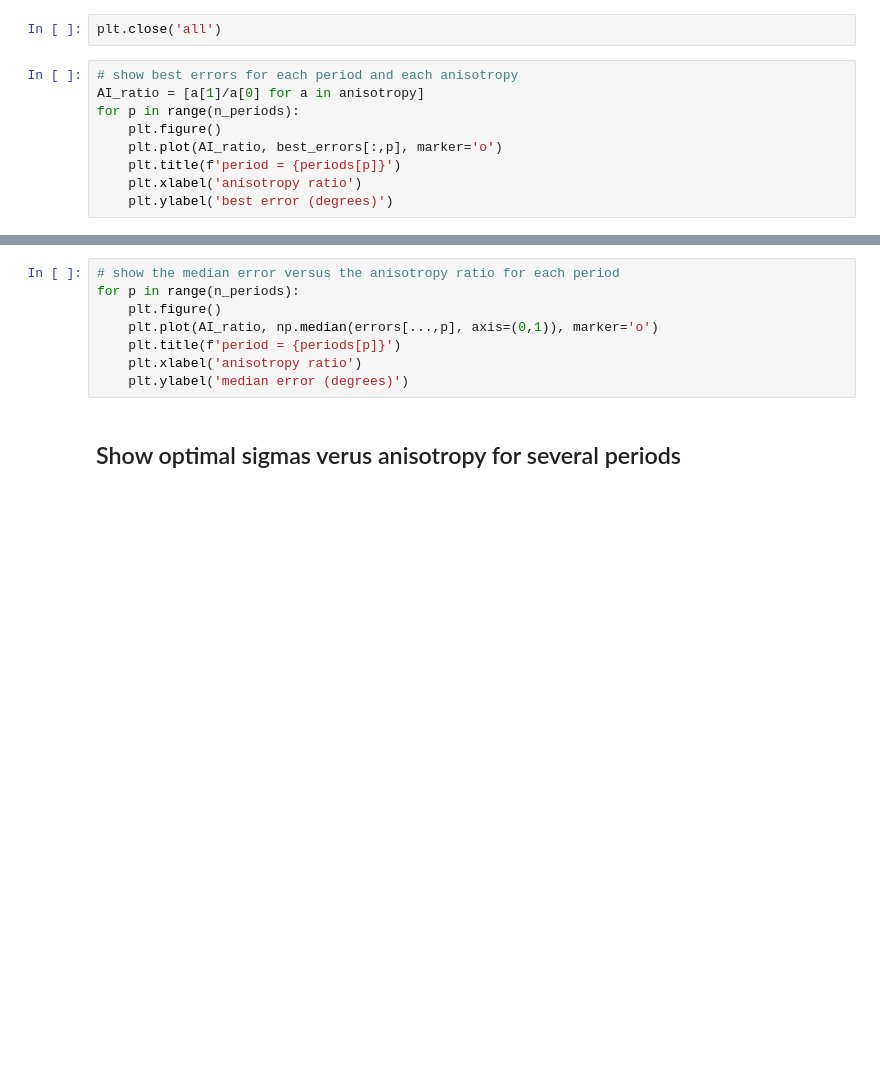
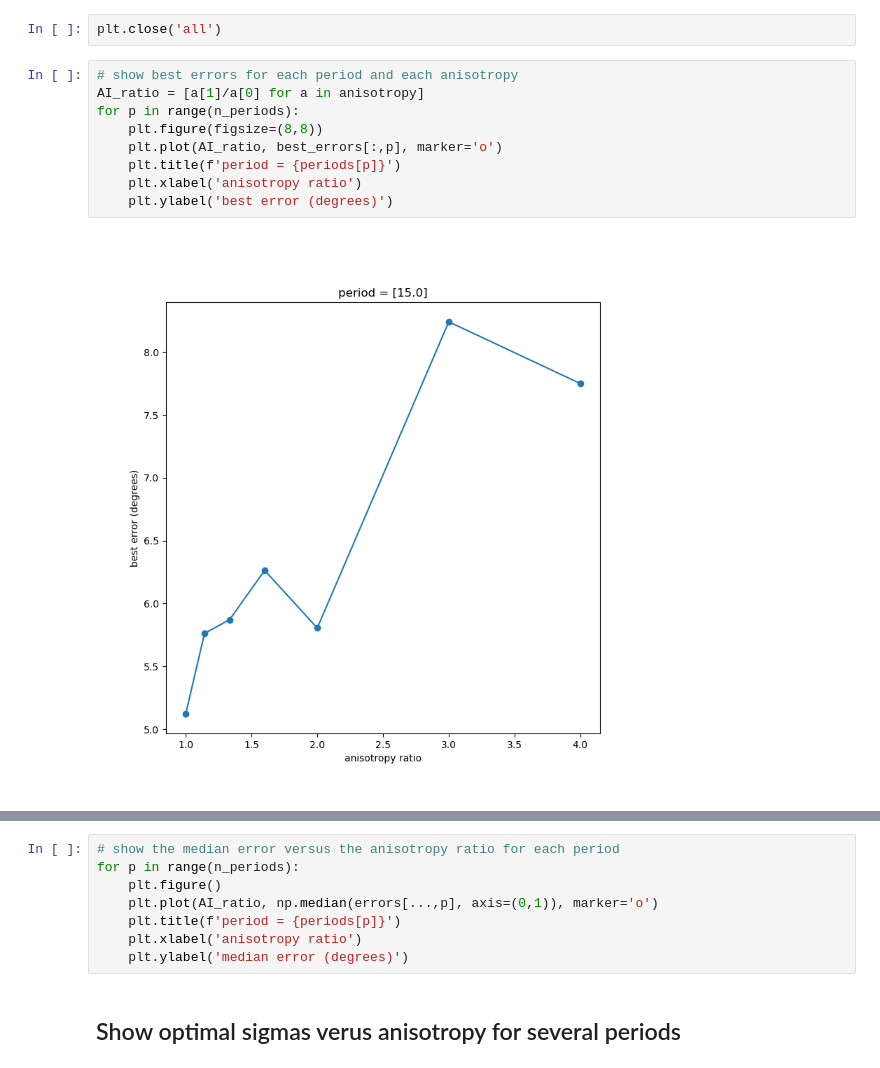
Before and after one commit to BrysonGray/fibermetric, a Jupyter notebook: notebooks/phantom_tests.ipynb, the cells around one changed output, grey strips where cells are left out. Saved outputs shown, nothing was run; the diff lists cells and outputs as text; blank space fills up the shorter version.

```diff
--- a/notebooks/phantom_tests.ipynb
+++ b/notebooks/phantom_tests.ipynb
@@ -354,9 +648,11 @@ plt.close('all')
 # %%
 # show best errors for each period and each anisotropy
 AI_ratio = [a[1]/a[0] for a in anisotropy]
 for p in range(n_periods):
-    plt.figure()
+    plt.figure(figsize=(8,8))
     plt.plot(AI_ratio, best_errors[:,p], marker='o')
     plt.title(f'period = {periods[p]}')
     plt.xlabel('anisotropy ratio')
     plt.ylabel('best error (degrees)')
+# %% [output]
+[figure, added]
```
Also changed, not shown: parts of 57 cells of this notebook, 2 other files.
